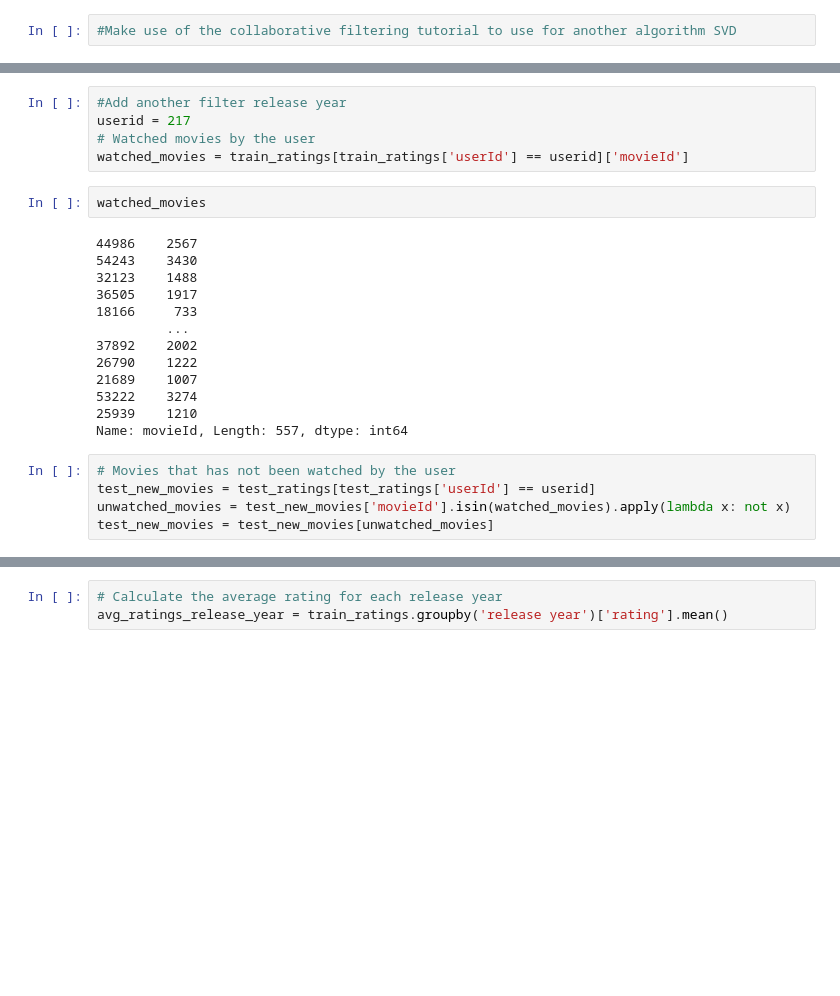
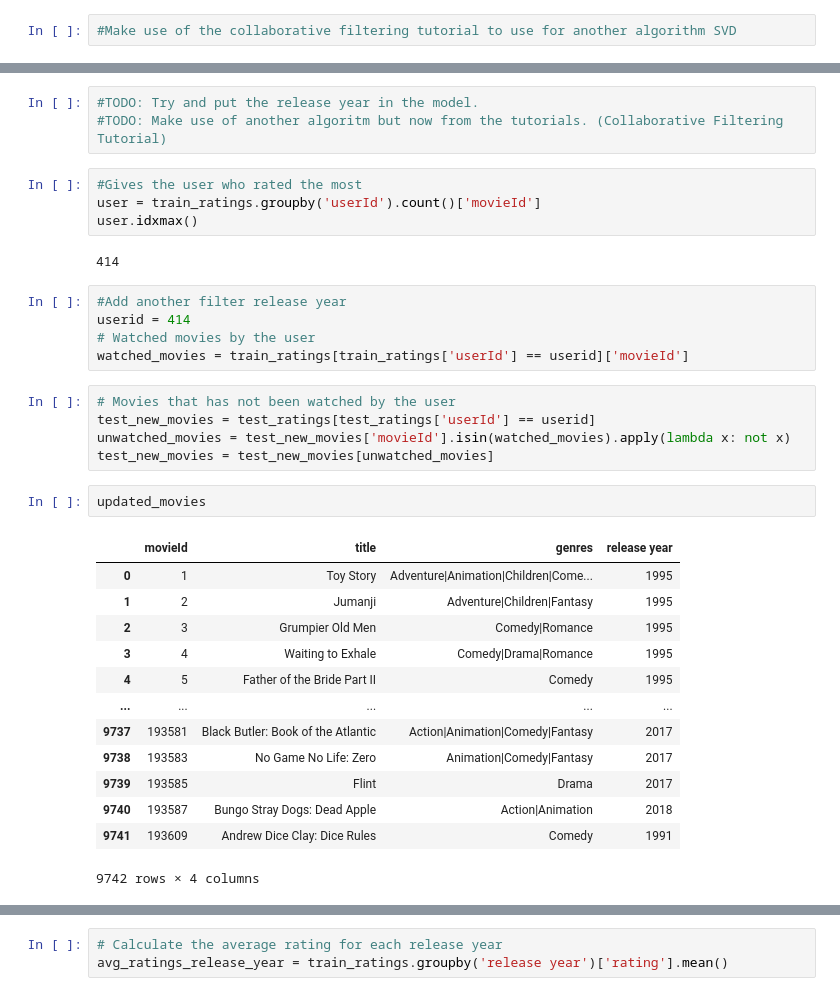
Before and after one commit to NaydelMuscat/com.mcast.project.NaydelMuscat, a Jupyter notebook: src/05_ML_Pipeline.ipynb, the cells around one changed output, grey strips where cells are left out. Saved outputs shown, nothing was run; the diff lists cells and outputs as text; blank space fills up the shorter version.

```diff
--- a/src/05_ML_Pipeline.ipynb
+++ b/src/05_ML_Pipeline.ipynb
@@ -532,27 +533,37 @@ Blue Planet II: 5.0
+# %%
+#TODO: Try and put the release year in the model.
+#TODO: Make use of another algoritm but now from the tutorials. (Collaborative Filtering Tutorial)
+# %%
+#Gives the user who rated the most
+user = train_ratings.groupby('userId').count()['movieId']
+user.idxmax()
+# %% [output]
+414
 # %%
 #Add another filter release year
-userid = 217
+userid = 414
 # Watched movies by the user
 watched_movies = train_ratings[train_ratings['userId'] == userid]['movieId']
-# %%
-watched_movies
-# %% [output]
-44986    2567
-54243    3430
-32123    1488
-36505    1917
-18166     733
-         ...
-37892    2002
-26790    1222
-21689    1007
-53222    3274
-25939    1210
-Name: movieId, Length: 557, dtype: int64
 # %%
 # Movies that has not been watched by the user
 test_new_movies = test_ratings[test_ratings['userId'] == userid]
 unwatched_movies = test_new_movies['movieId'].isin(watched_movies).apply(lambda x: not x)
 test_new_movies = test_new_movies[unwatched_movies]
+# %%
+updated_movies
+# %% [output]
+|  | movieId | title | genres | release year |
+| 0 | 1 | Toy Story | Adventure|Animation|Children|Come... | 1995 |
+| 1 | 2 | Jumanji | Adventure|Children|Fantasy | 1995 |
+| 2 | 3 | Grumpier Old Men | Comedy|Romance | 1995 |
+| 3 | 4 | Waiting to Exhale | Comedy|Drama|Romance | 1995 |
+| 4 | 5 | Father of the Bride Part II | Comedy | 1995 |
+| ... | ... | ... | ... | ... |
+| 9737 | 193581 | Black Butler: Book of the Atlantic | Action|Animation|Comedy|Fantasy | 2017 |
+| 9738 | 193583 | No Game No Life: Zero | Animation|Comedy|Fantasy | 2017 |
+| 9739 | 193585 | Flint | Drama | 2017 |
+| 9740 | 193587 | Bungo Stray Dogs: Dead Apple | Action|Animation | 2018 |
+| 9741 | 193609 | Andrew Dice Clay: Dice Rules | Comedy | 1991 |
+9742 rows × 4 columns
 # %%
 # Genres of movies user has watched
```
Also changed, not shown: parts of 23 cells of this notebook, 1 other file.
